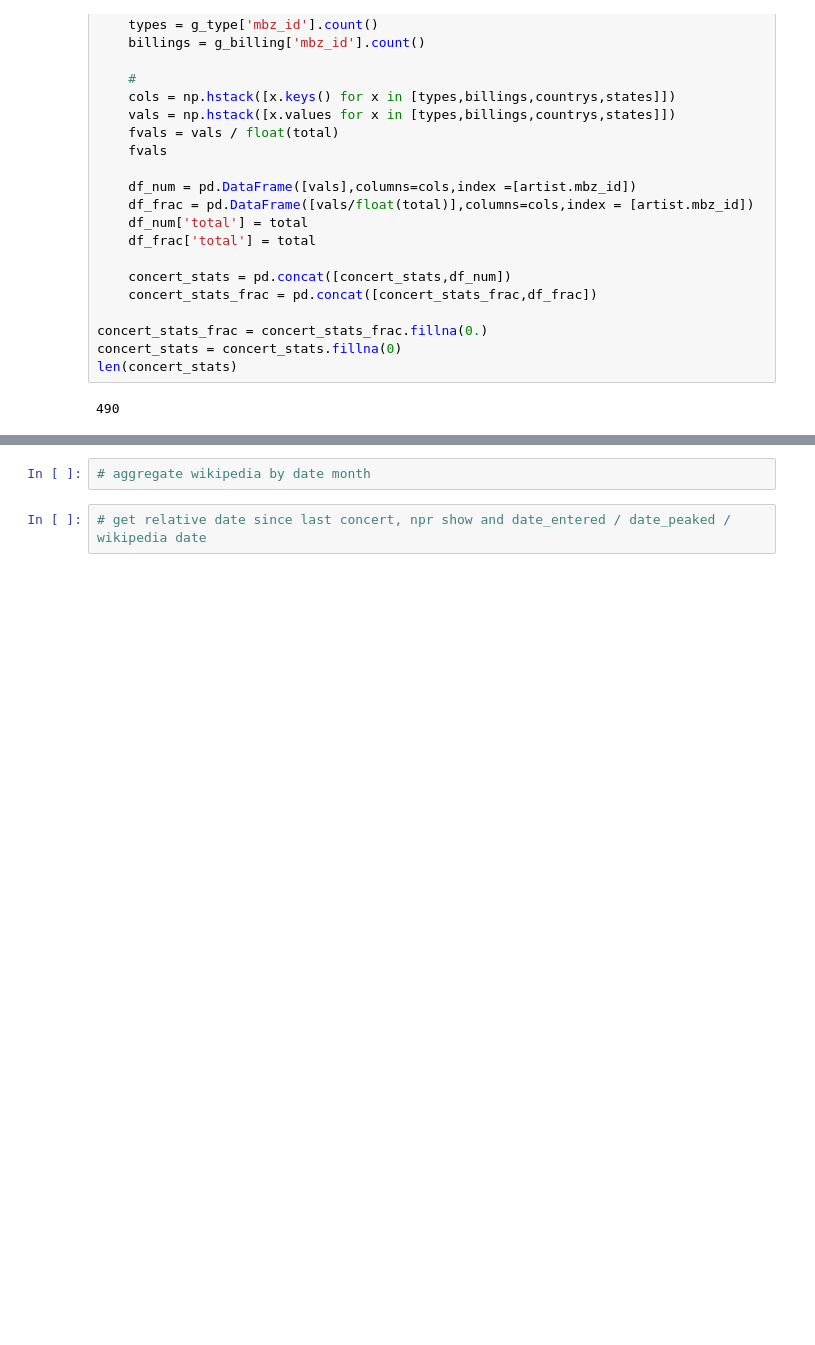
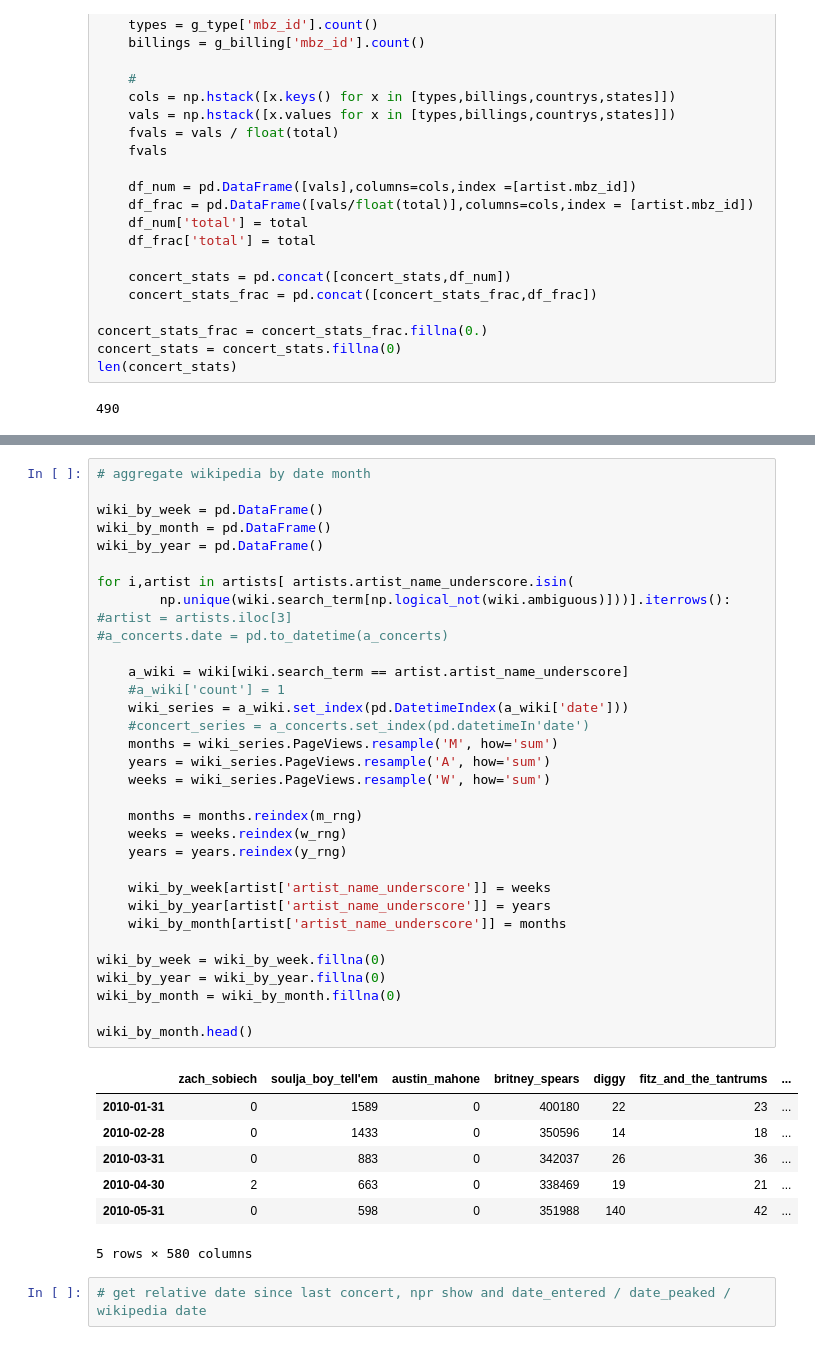
Before and after one commit to trxw/CDIPS_PandoraTeam, a Jupyter notebook: analysis.ipynb, the cells around one changed output, grey strips where cells are left out. Cells and saved outputs as stored; diff of their text form; blank space fills up the shorter version.

```diff
--- a/analysis.ipynb
+++ b/analysis.ipynb
@@ -261,7 +292,46 @@ See the the caveats in the documentation: http://pandas.pydata.org/pandas-docs/s
 | 2010-04-30 | 0 | 0 | 0 | 9 | ... |
 | 2010-05-31 | 0 | 0 | 0 | 11 | ... |
 5 rows × 490 columns
-# %%
-# aggregate wikipedia by date month
+# %%
+# aggregate wikipedia by date month
+
+wiki_by_week = pd.DataFrame()
+wiki_by_month = pd.DataFrame()
+wiki_by_year = pd.DataFrame()
+
+for i,artist in artists[ artists.artist_name_underscore.isin(
+        np.unique(wiki.search_term[np.logical_not(wiki.ambiguous)]))].iterrows():
+#artist = artists.iloc[3]
+#a_concerts.date = pd.to_datetime(a_concerts)
+
+    a_wiki = wiki[wiki.search_term == artist.artist_name_underscore]
+    #a_wiki['count'] = 1
+    wiki_series = a_wiki.set_index(pd.DatetimeIndex(a_wiki['date']))
+    #concert_series = a_concerts.set_index(pd.datetimeIn'date')
+    months = wiki_series.PageViews.resample('M', how='sum')
+    years = wiki_series.PageViews.resample('A', how='sum')
+    weeks = wiki_series.PageViews.resample('W', how='sum')
+
+    months = months.reindex(m_rng)
+    weeks = weeks.reindex(w_rng)
+    years = years.reindex(y_rng)
+
+    wiki_by_week[artist['artist_name_underscore']] = weeks
+    wiki_by_year[artist['artist_name_underscore']] = years
+    wiki_by_month[artist['artist_name_underscore']] = months
+
+wiki_by_week = wiki_by_week.fillna(0)
+wiki_by_year = wiki_by_year.fillna(0)
+wiki_by_month = wiki_by_month.fillna(0)
+
+wiki_by_month.head()
+# %% [output]
+|  | zach_sobiech | soulja_boy_tell'em | austin_mahone | britney_spears | diggy | fitz_and_the_tantrums | ... |
+| 2010-01-31 | 0 | 1589 | 0 | 400180 | 22 | 23 | ... |
+| 2010-02-28 | 0 | 1433 | 0 | 350596 | 14 | 18 | ... |
+| 2010-03-31 | 0 | 883 | 0 | 342037 | 26 | 36 | ... |
+| 2010-04-30 | 2 | 663 | 0 | 338469 | 19 | 21 | ... |
+| 2010-05-31 | 0 | 598 | 0 | 351988 | 140 | 42 | ... |
+5 rows × 580 columns
 # %%
 # get relative date since last concert, npr show and date_entered / date_peaked / wikipedia date
```
Also changed, not shown: parts of 6 cells of this notebook.
